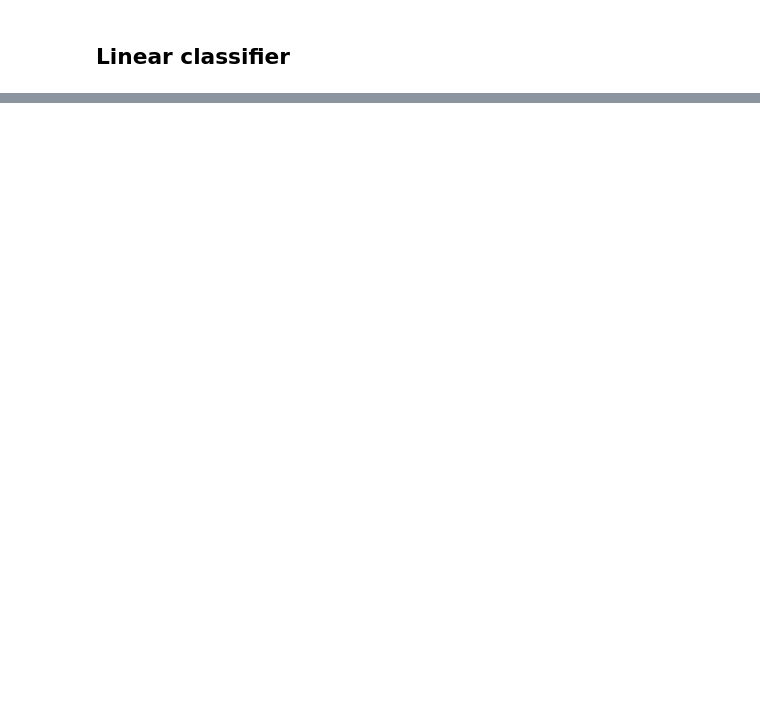
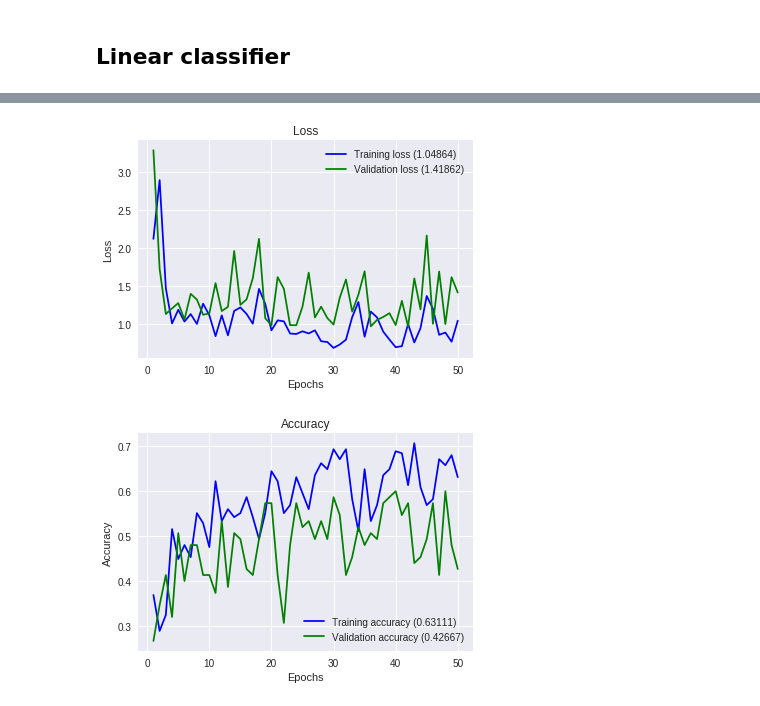
Before and after one commit to Fatiine/Deep-Learning-Assignements, a Jupyter notebook: Image Classification and Regression/Classification_and_Regression.ipynb, the cells around one changed output, grey strips where cells are left out. Saved outputs shown, nothing was run; the diff lists cells and outputs as text; code cells hidden in the pictures; blank space fills up the shorter version.

```diff
--- a/Image Classification and Regression/Classification_and_Regression.ipynb
+++ b/Image Classification and Regression/Classification_and_Regression.ipynb
@@ -142,0 +299,6 @@ from keras.models import Sequential
+# %%
+# one-hot encode target column
+target = to_categorical(Y_train)
+
+# Input dimension
+n=X_train.shape[1]
@@ -142,0 +307,7 @@ from keras.models import Sequential
+# %%
+# Model construction  with Adam optimizer
+model_adam = Sequential()
+model_adam.add(Dense(units=3, activation='softmax', input_shape= (n,)))
+model_adam.compile(loss='categorical_crossentropy',optimizer='adam',metrics=['accuracy'])
+# %%
+hist = model_adam.fit(X_train, target, epochs=50,  validation_split = 0.25, batch_size = 32)
@@ -142,0 +332,5 @@ from keras.models import Sequential
+# %%
+plot_history(hist)
+# %% [output]
+[figure, added]
+[figure, added]
```
Also changed, not shown: parts of 55 cells of this notebook.
